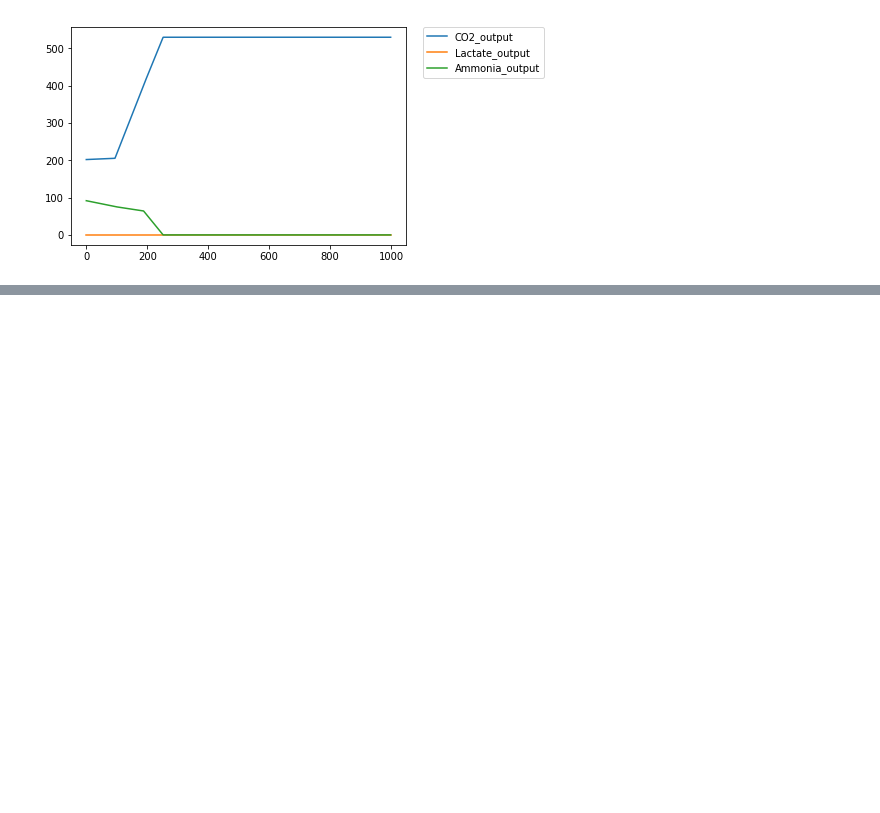
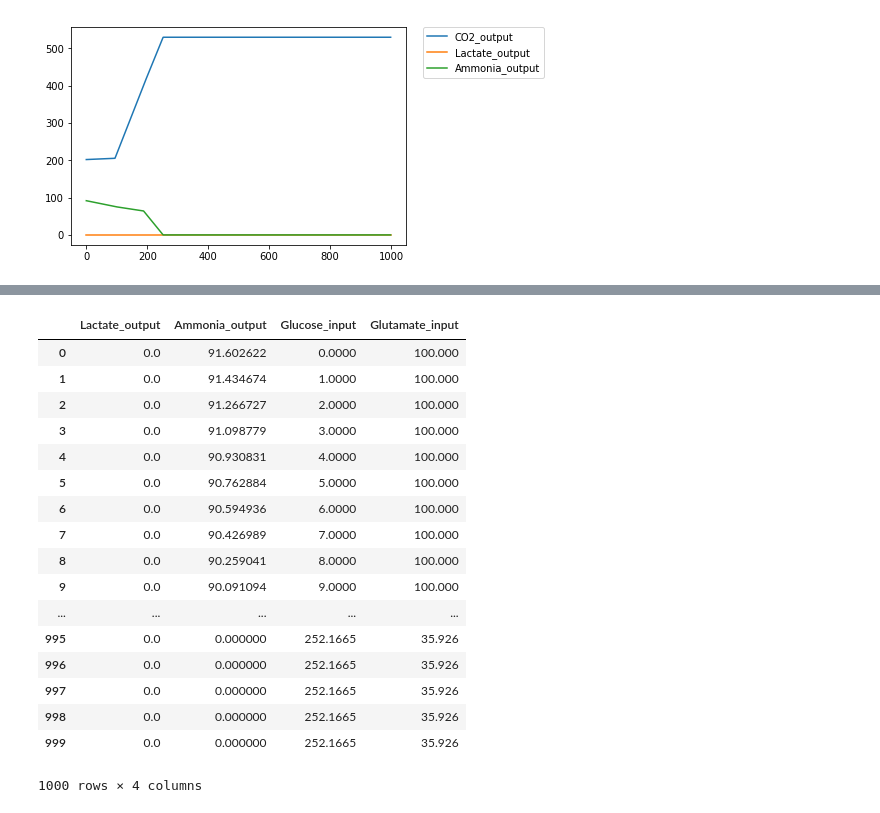
Before and after one commit to inoue0426/Cancer_cell_modeling_using_FBA, a Jupyter notebook: code/BIOMASS Rate Test by Glucose.ipynb, the cells around one changed output, grey strips where cells are left out. Cells and saved outputs as stored; diff of their text form; code cells hidden in the pictures; blank space fills up the shorter version.

```diff
--- a/code/BIOMASS Rate Test by Glucose.ipynb
+++ b/code/BIOMASS Rate Test by Glucose.ipynb
@@ -250,0 +254,23 @@ rate['Oxygen_input'].plot()
+# %%
+rate[[
+    'Lactate_output', 'Ammonia_output', 'Glucose_input', 'Glutamate_input'
+]]
+# %% [output]
+|  | Lactate_output | Ammonia_output | Glucose_input | Glutamate_input |
+| 0 | 0.0 | 91.602622 | 0.0000 | 100.000 |
+| 1 | 0.0 | 91.434674 | 1.0000 | 100.000 |
+| 2 | 0.0 | 91.266727 | 2.0000 | 100.000 |
+| 3 | 0.0 | 91.098779 | 3.0000 | 100.000 |
+| 4 | 0.0 | 90.930831 | 4.0000 | 100.000 |
+| 5 | 0.0 | 90.762884 | 5.0000 | 100.000 |
+| 6 | 0.0 | 90.594936 | 6.0000 | 100.000 |
+| 7 | 0.0 | 90.426989 | 7.0000 | 100.000 |
+| 8 | 0.0 | 90.259041 | 8.0000 | 100.000 |
+| 9 | 0.0 | 90.091094 | 9.0000 | 100.000 |
+| ... | ... | ... | ... | ... |
+| 995 | 0.0 | 0.000000 | 252.1665 | 35.926 |
+| 996 | 0.0 | 0.000000 | 252.1665 | 35.926 |
+| 997 | 0.0 | 0.000000 | 252.1665 | 35.926 |
+| 998 | 0.0 | 0.000000 | 252.1665 | 35.926 |
+| 999 | 0.0 | 0.000000 | 252.1665 | 35.926 |
+1000 rows × 4 columns
```
Also changed, not shown: parts of 3 cells of this notebook, 10 other files.
